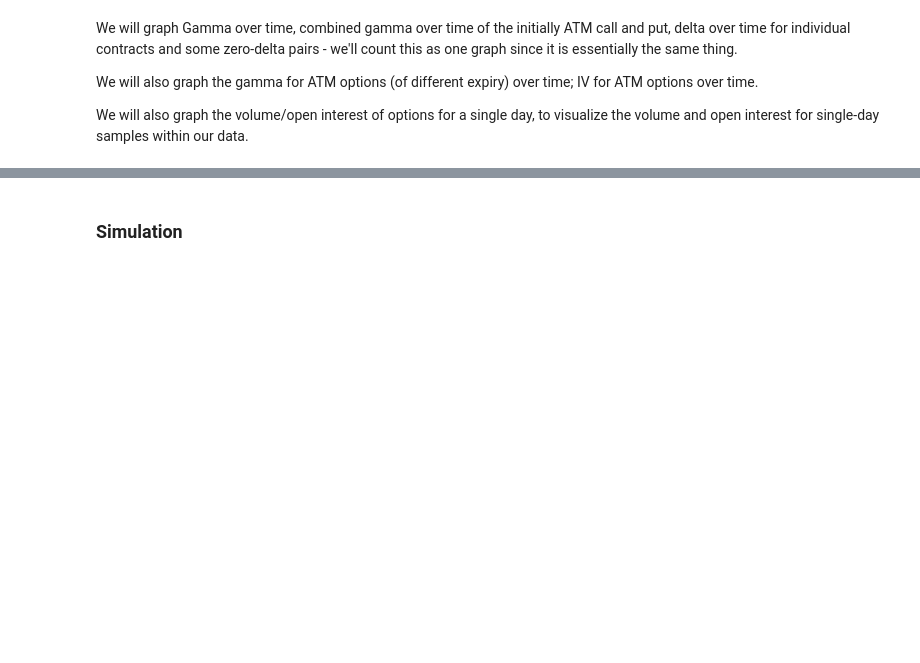
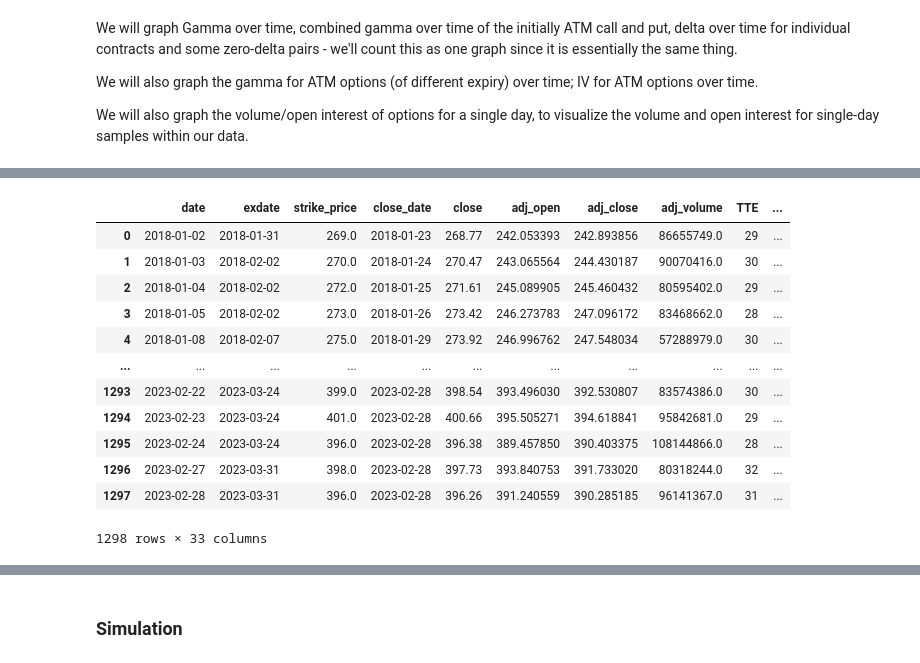
Before and after one commit to jyfinm/QTS_Final_Project, a Jupyter notebook: graph_simulation.ipynb, the cells around one changed output, grey strips where cells are left out. Cells and saved outputs as stored; diff of their text form; code cells hidden in the pictures; blank space fills up the shorter version.

```diff
--- a/graph_simulation.ipynb
+++ b/graph_simulation.ipynb
@@ -87,0 +172,57 @@ We will also graph the volume/open interest of options for a single day, to visu
+# %%
+calls_df.rename(columns={
+    'close_x': 'close',
+    'adj_open_x': 'adj_open',
+    'adj_close_x': 'adj_close',
+    'adj_volume_x': 'adj_volume',
+    'TTE_x': 'TTE',
+    'last_date_x': 'last_date_c',
+    'best_bid_x': 'best_bid_c',
+    'best_offer_x': 'best_offer_c',
+    'volume_x': 'volume_c',
+    'open_interest_x': 'open_interest_c',
+    'impl_volatility_x': 'impl_volatility_c',
+    'delta_x': 'delta_c',
+    'gamma_x': 'gamma_c',
+    'vega_x': 'vega_c',
+    'theta_x': 'theta_c',
+    'expiry_indicator_x': 'expiry_indicator_c',
+    'is_present': 'is_present_c'
+}, inplace=True)
+
+calls_df = calls_df[['date', 'exdate', 'strike_price', 'close_date', 'close', 'adj_open', 'adj_close', 'adj_volume', 'TTE', 'last_date_c', 'best_bid_c', 'best_offer_c', 'volume_c', 'open_interest_c', 'impl_volatility_c', 'delta_c', 'gamma_c', 'vega_c', 'theta_c', 'expiry_indicator_c', 'is_present_c']]
+# %%
+puts_df.rename(columns={
+    'last_date_x': 'last_date_p',
+    'best_bid_x': 'best_bid_p',
+    'best_offer_x': 'best_offer_p',
+    'volume_x': 'volume_p',
+    'open_interest_x': 'open_interest_p',
+    'impl_volatility_x': 'impl_volatility_p',
+    'delta_x': 'delta_p',
+    'gamma_x': 'gamma_p',
+    'vega_x': 'vega_p',
+    'theta_x': 'theta_p',
+    'expiry_indicator_x': 'expiry_indicator_p',
+    'is_present': 'is_present_p'
+}, inplace=True)
+
+puts_df_selected = puts_df[['date', 'last_date_p', 'best_bid_p', 'best_offer_p', 'volume_p', 'open_interest_p', 'impl_volatility_p', 'delta_p', 'gamma_p', 'vega_p', 'theta_p', 'expiry_indicator_p', 'is_present_p']]
+# %%
+option_df = pd.merge(calls_df, puts_df_selected, on='date', how='left')
+
+display(option_df)
+# %% [output]
+|  | date | exdate | strike_price | close_date | close | adj_open | adj_close | adj_volume | TTE | ... |
+| 0 | 2018-01-02 | 2018-01-31 | 269.0 | 2018-01-23 | 268.77 | 242.053393 | 242.893856 | 86655749.0 | 29 | ... |
+| 1 | 2018-01-03 | 2018-02-02 | 270.0 | 2018-01-24 | 270.47 | 243.065564 | 244.430187 | 90070416.0 | 30 | ... |
+| 2 | 2018-01-04 | 2018-02-02 | 272.0 | 2018-01-25 | 271.61 | 245.089905 | 245.460432 | 80595402.0 | 29 | ... |
+| 3 | 2018-01-05 | 2018-02-02 | 273.0 | 2018-01-26 | 273.42 | 246.273783 | 247.096172 | 83468662.0 | 28 | ... |
+| 4 | 2018-01-08 | 2018-02-07 | 275.0 | 2018-01-29 | 273.92 | 246.996762 | 247.548034 | 57288979.0 | 30 | ... |
+| ... | ... | ... | ... | ... | ... | ... | ... | ... | ... | ... |
+| 1293 | 2023-02-22 | 2023-03-24 | 399.0 | 2023-02-28 | 398.54 | 393.496030 | 392.530807 | 83574386.0 | 30 | ... |
+| 1294 | 2023-02-23 | 2023-03-24 | 401.0 | 2023-02-28 | 400.66 | 395.505271 | 394.618841 | 95842681.0 | 29 | ... |
+| 1295 | 2023-02-24 | 2023-03-24 | 396.0 | 2023-02-28 | 396.38 | 389.457850 | 390.403375 | 108144866.0 | 28 | ... |
+| 1296 | 2023-02-27 | 2023-03-31 | 398.0 | 2023-02-28 | 397.73 | 393.840753 | 391.733020 | 80318244.0 | 32 | ... |
+| 1297 | 2023-02-28 | 2023-03-31 | 396.0 | 2023-02-28 | 396.26 | 391.240559 | 390.285185 | 96141367.0 | 31 | ... |
+1298 rows × 33 columns
```
Also changed, not shown: parts of 16 cells of this notebook.
